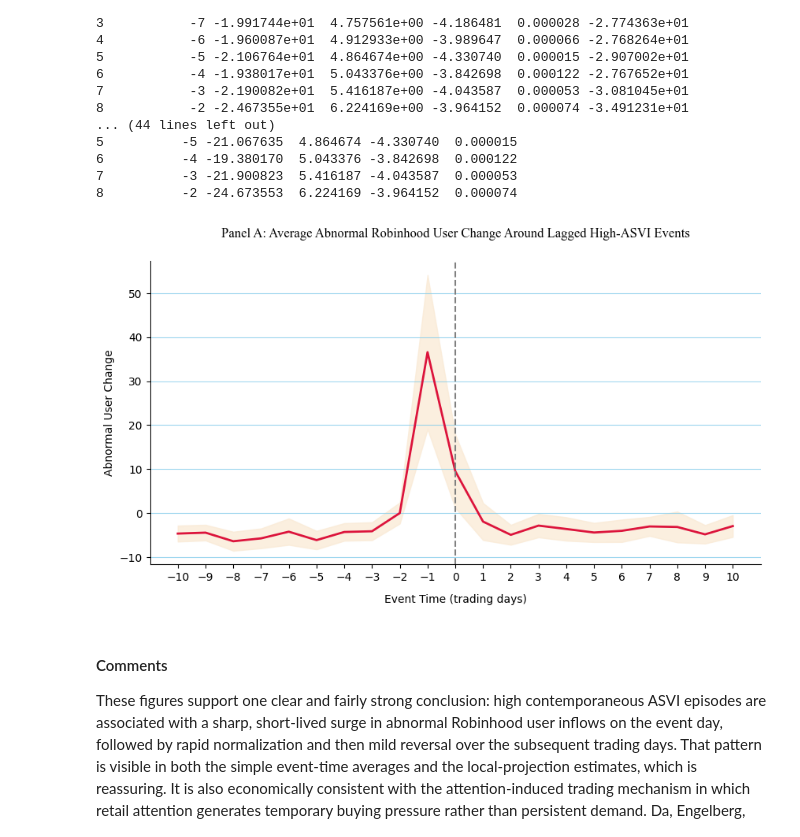
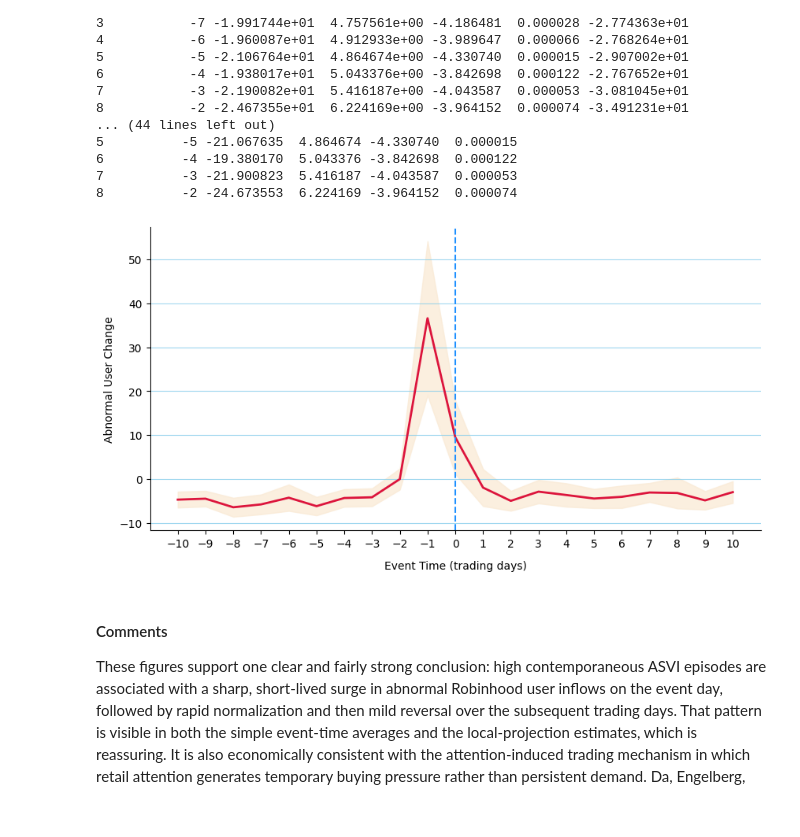
Before and after one commit to YVYX04/Bachelor_Thesis, a Jupyter notebook: notebooks/main/hypotheses/01_H1.ipynb, the cells around one changed output. Saved outputs shown, nothing was run; the diff lists cells and outputs as text; code cells hidden in the pictures.

Commit message:
new figures

```diff
--- a/notebooks/main/hypotheses/01_H1.ipynb
+++ b/notebooks/main/hypotheses/01_H1.ipynb
@@ -1490,27 +1490,28 @@ print(pretrend_df[['event_time', 'beta', 'se', 'tstat', 'pval']])
 # %%
 # ------------------------------------------------------------
 # 11. PLOT
 # ------------------------------------------------------------
 fig, ax = plt.subplots(figsize=(10, 5))
 ax.plot(avg_path['event_time'], avg_path['avg_y'], linewidth=2, color='crimson')
 ax.fill_between(
     avg_path['event_time'],
     avg_path['ci_low'],
     avg_path['ci_high'],
     alpha=0.8,
     color='antiquewhite'
 )
-ax.axvline(0, linestyle='--', linewidth=1.5, color='grey', zorder=2)
+ax.axvline(0, linestyle='--', linewidth=1.5, color='dodgerblue', zorder=2)
 ax.set_xlabel('Event Time (trading days)', labelpad=10)
 ax.set_xticks(range(-EVENT_WINDOW, EVENT_WINDOW + 1, 1))
 ax.set_ylabel(f'Abnormal User Change')
-ax.set_title('Panel A: Average Abnormal Robinhood User Change Around Lagged High-ASVI Events', fontsize=12, family='Times New Roman', pad=22)
+# ax.set_title('Panel A: Average Abnormal Robinhood User Change Around Lagged High-ASVI Events', fontsize=12, family='Times New Roman', pad=22)
 ax.grid(alpha=0.8, color='skyblue', axis='y')
 ax.spines['top'].set_visible(False)
 ax.spines['right'].set_visible(False)
+plt.savefig("../../../figures/event_study_I.pdf", bbox_inches='tight')
 plt.show()
 # %% [output]
-[figure, old version]
+[figure, new version]
 # %% [markdown]
 #### Comments
 
```
Also changed, not shown: 2 other files.
